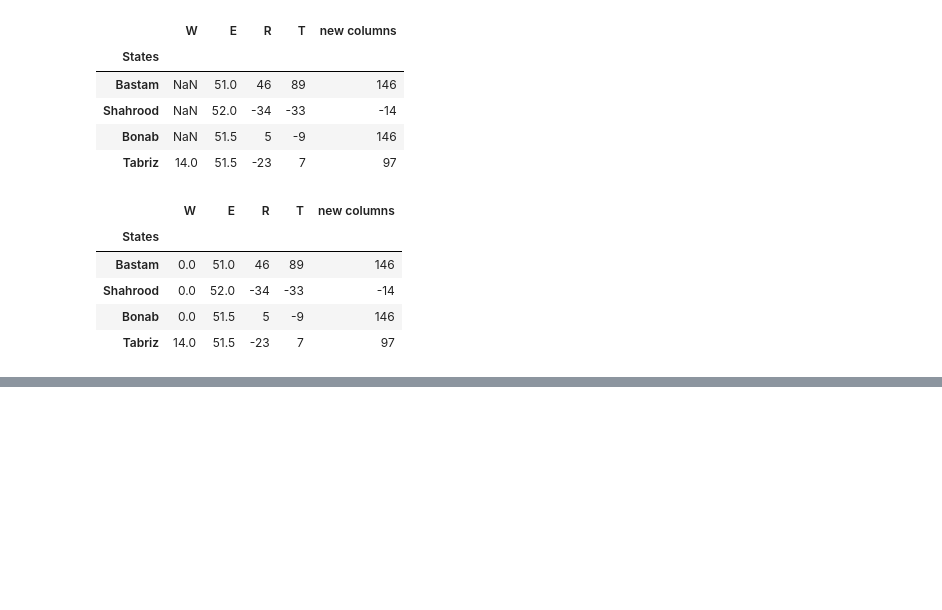
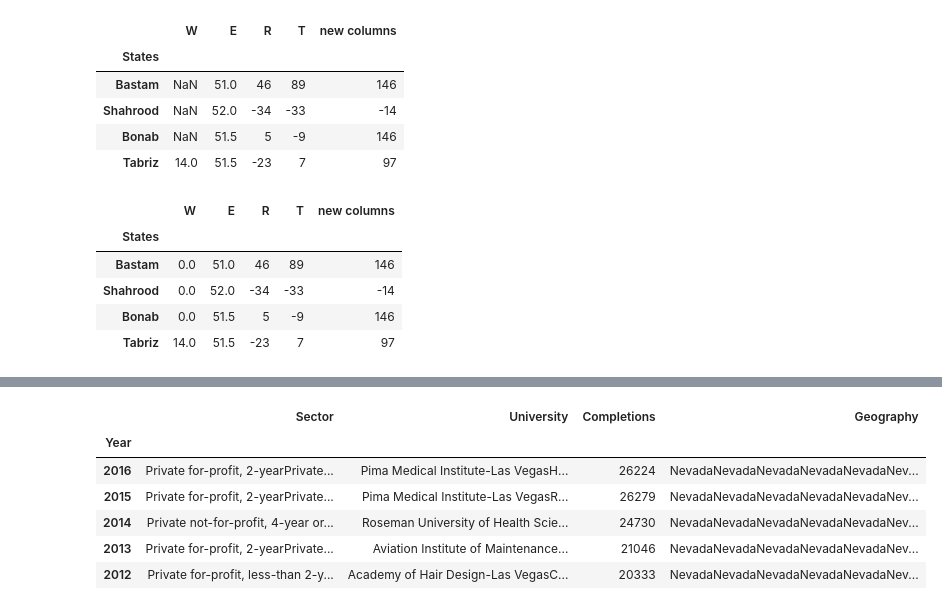
Before and after one commit to YasinRezvani/Python_Learning_Practice_Notebooks, a Jupyter notebook: Exercise Notebooks/Playing_With_Pandas_Library.ipynb, the cells around one changed output, grey strips where cells are left out. Saved outputs shown, nothing was run; the diff lists cells and outputs as text; code cells hidden in the pictures; blank space fills up the shorter version.

```diff
--- a/Exercise Notebooks/Playing_With_Pandas_Library.ipynb
+++ b/Exercise Notebooks/Playing_With_Pandas_Library.ipynb
@@ -333,0 +345,10 @@ df
+# %%
+df_csv.groupby('Year').sum().sort_index(ascending=False)
+# %% [output]
+|  | Sector | University | Completions | Geography |
+| Year |  |  |  |  |
+| 2016 | Private for-profit, 2-yearPrivate... | Pima Medical Institute-Las VegasH... | 26224 | NevadaNevadaNevadaNevadaNevadaNev... |
+| 2015 | Private for-profit, 2-yearPrivate... | Pima Medical Institute-Las VegasR... | 26279 | NevadaNevadaNevadaNevadaNevadaNev... |
+| 2014 | Private not-for-profit, 4-year or... | Roseman University of Health Scie... | 24730 | NevadaNevadaNevadaNevadaNevadaNev... |
+| 2013 | Private for-profit, 2-yearPrivate... | Aviation Institute of Maintenance... | 21046 | NevadaNevadaNevadaNevadaNevadaNev... |
+| 2012 | Private for-profit, less-than 2-y... | Academy of Hair Design-Las VegasC... | 20333 | NevadaNevadaNevadaNevadaNevadaNev... |
```
Also changed, not shown: parts of 4 cells of this notebook.
